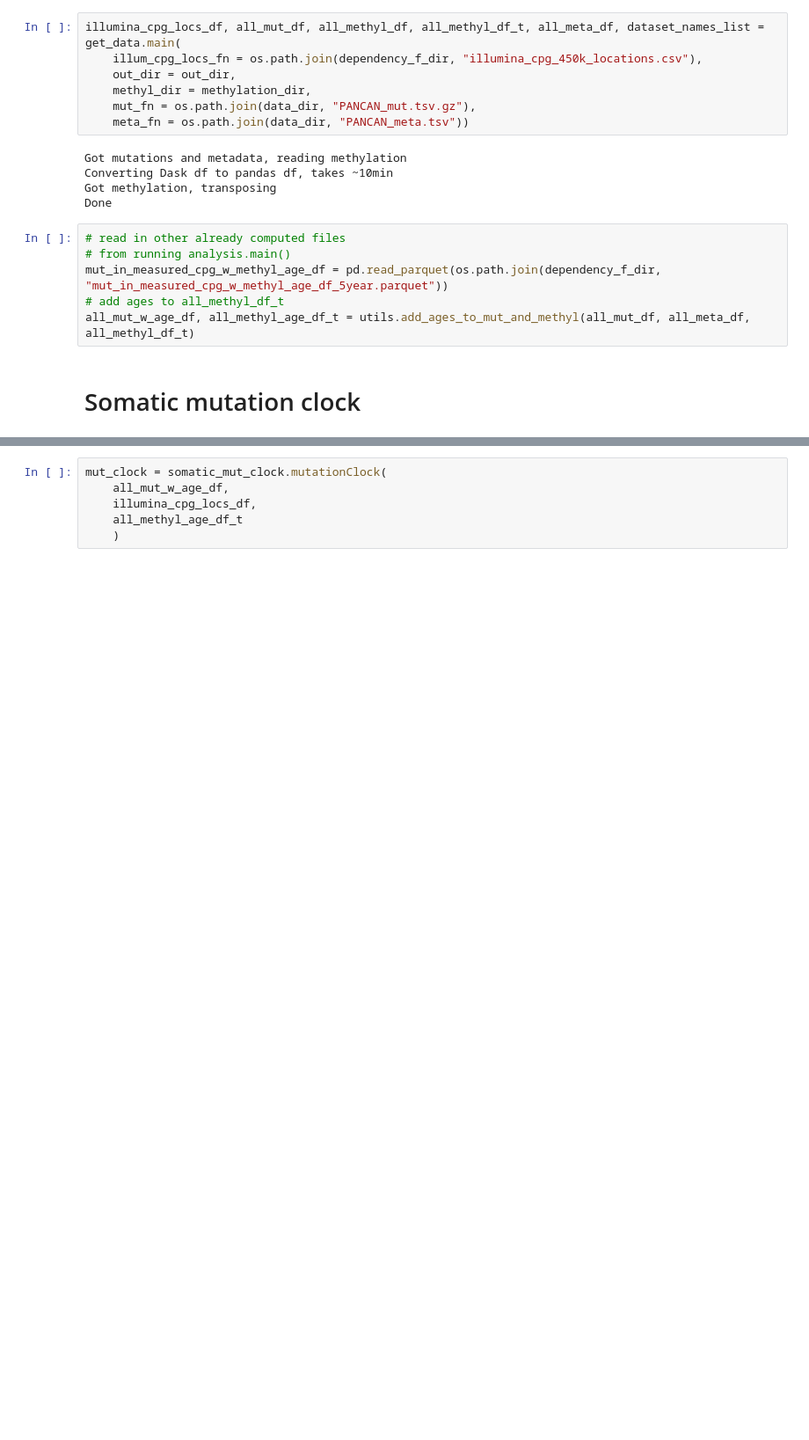
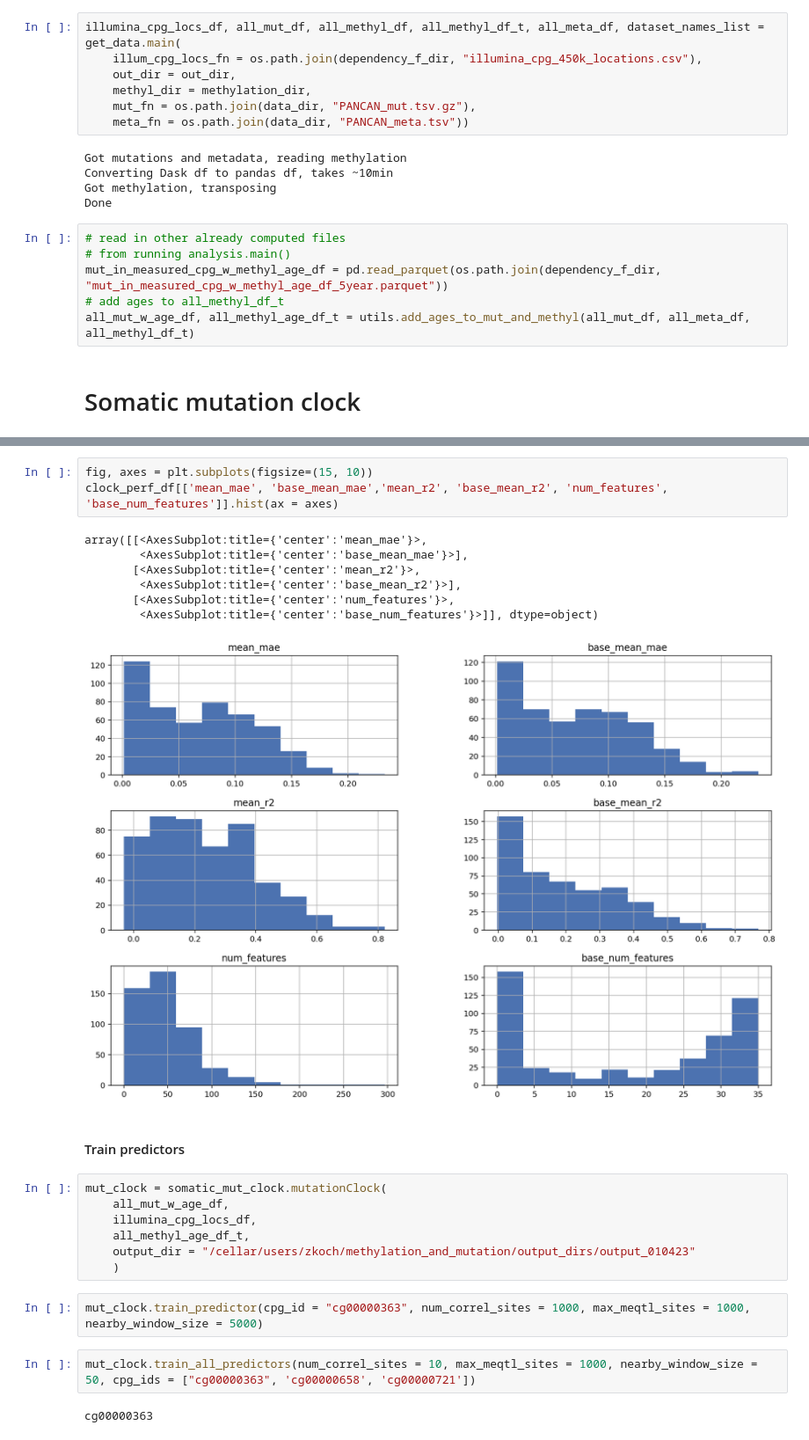
Before and after one commit to zanekoch/methylation_and_mutation, a Jupyter notebook: mut_clock_dev.ipynb, the cells around one changed output, grey strips where cells are left out. Shown at 88% size. Cells and saved outputs as stored; diff of their text form; blank space fills up the shorter version.

Commit message:
train predictors one by one

```diff
--- a/mut_clock_dev.ipynb
+++ b/mut_clock_dev.ipynb
@@ -70,6 +110,26 @@ all_mut_w_age_df, all_methyl_age_df_t = utils.add_ages_to_mut_and_methyl(all_mut
+# %%
+fig, axes = plt.subplots(figsize=(15, 10))
+clock_perf_df[['mean_mae', 'base_mean_mae','mean_r2', 'base_mean_r2', 'num_features',   'base_num_features']].hist(ax = axes)
+# %% [output]
+array([[<AxesSubplot:title={'center':'mean_mae'}>,
+        <AxesSubplot:title={'center':'base_mean_mae'}>],
+       [<AxesSubplot:title={'center':'mean_r2'}>,
+        <AxesSubplot:title={'center':'base_mean_r2'}>],
+       [<AxesSubplot:title={'center':'num_features'}>,
+        <AxesSubplot:title={'center':'base_num_features'}>]], dtype=object)
+[figure, added]
+# %% [markdown]
+#### Train predictors
 # %%
 mut_clock = somatic_mut_clock.mutationClock(
     all_mut_w_age_df,
     illumina_cpg_locs_df,
-    all_methyl_age_df_t
+    all_methyl_age_df_t,
+    output_dir = "/cellar/users/zkoch/methylation_and_mutation/output_dirs/output_010423"
     )
+# %%
+mut_clock.train_predictor(cpg_id = "cg00000363", num_correl_sites = 1000, max_meqtl_sites = 1000, nearby_window_size = 5000)
+# %%
+mut_clock.train_all_predictors(num_correl_sites = 10, max_meqtl_sites = 1000, nearby_window_size = 50, cpg_ids = ["cg00000363", 'cg00000658', 'cg00000721'])
+# %% [output]
+cg00000363
```
Also changed, not shown: parts of 14 cells of this notebook, 1 other file.
